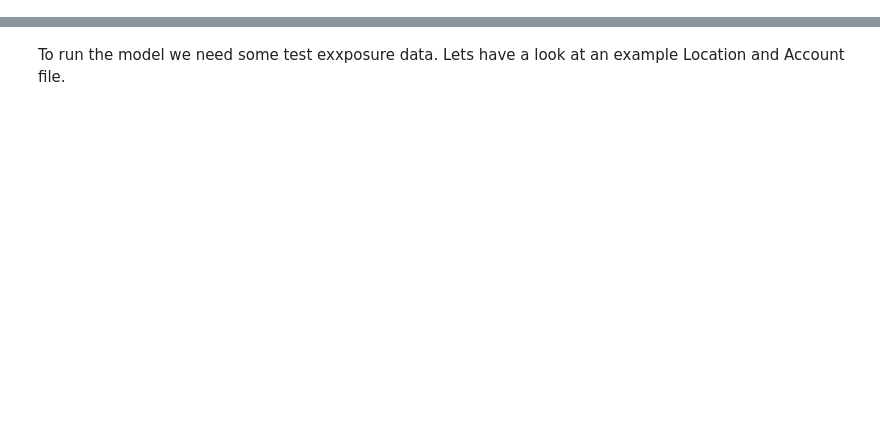
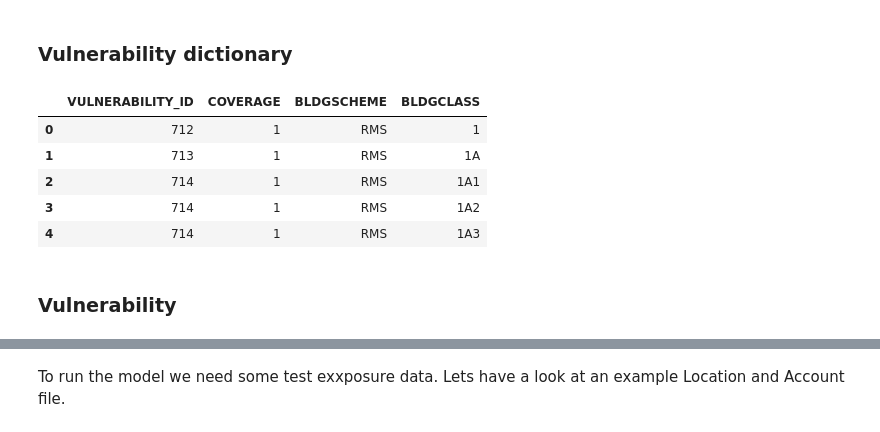
Before and after one commit to OasisLMF/ZurichWorkshop2018, a Jupyter notebook: excercise2.ipynb, the cells around one changed output, grey strips where cells are left out. Drawn from its saved outputs; the diff is of its cells as text; code cells hidden in the pictures; blank space fills up the shorter version.

```diff
--- a/excercise2.ipynb
+++ b/excercise2.ipynb
@@ -109,3 +199,17 @@ damage_bin_dictionary.head()
+# %% [markdown]
+### Vulnerability dictionary
+# %%
+vulnerability_dict = pd.read_csv("./keys_data/MEEQ/vulnerability_dict.csv")
+vulnerability_dict.head()
+# %% [output]
+|  | VULNERABILITY_ID | COVERAGE | BLDGSCHEME | BLDGCLASS |
+| 0 | 712 | 1 | RMS | 1 |
+| 1 | 713 | 1 | RMS | 1A |
+| 2 | 714 | 1 | RMS | 1A1 |
+| 3 | 714 | 1 | RMS | 1A2 |
+| 4 | 714 | 1 | RMS | 1A3 |
+# %% [markdown]
+### Vulnerability
 # %%
 vulnerabilities = pd.read_csv("./model_data/MEEQ/vulnerability_subset.csv")
 vulnerabilities.head()
```
Also changed, not shown: parts of 30 cells of this notebook, 6 other files.
